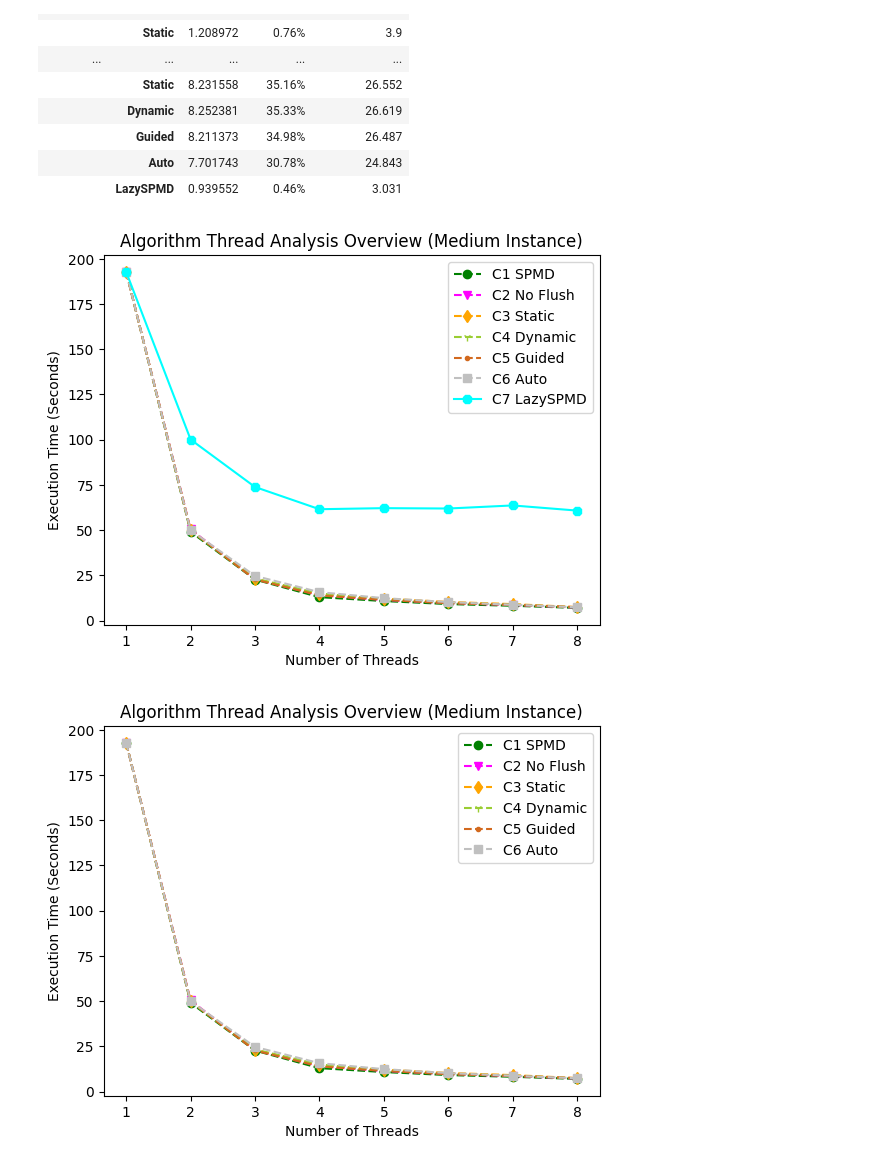
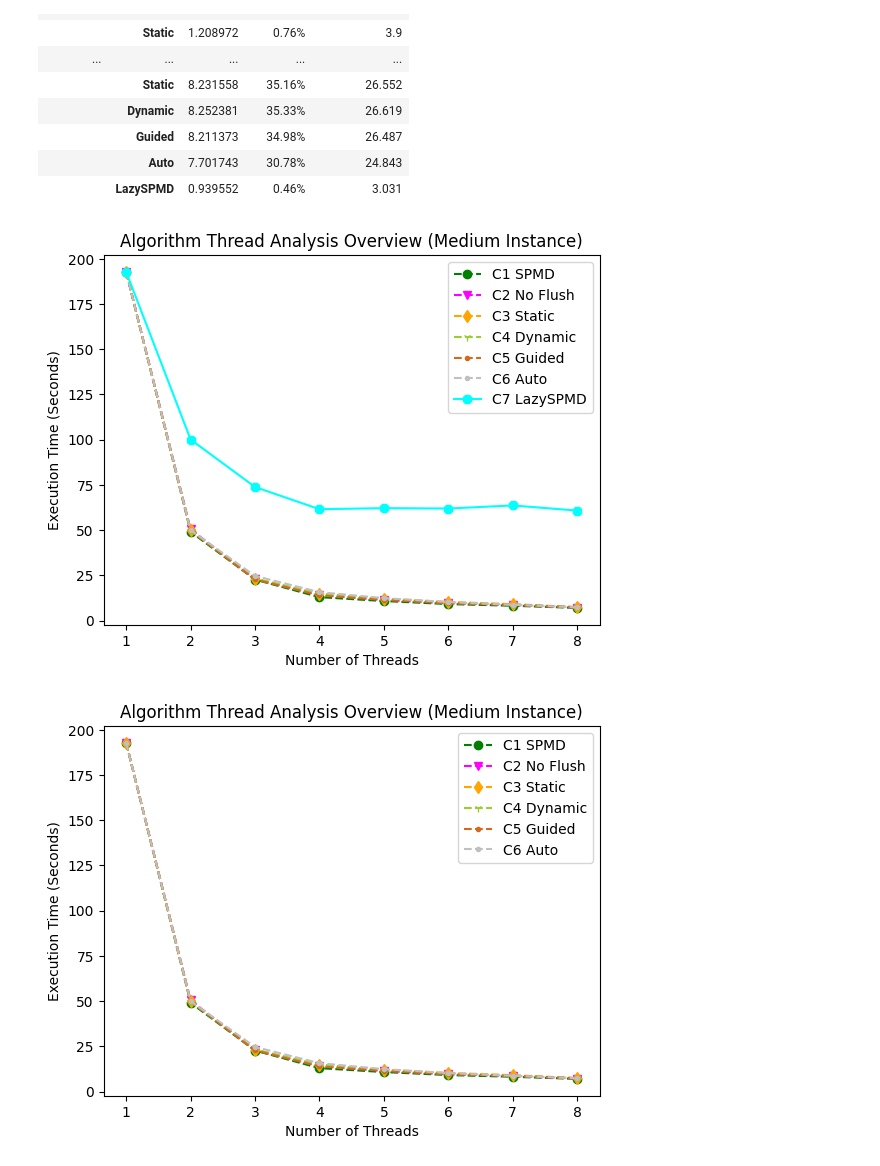
Before and after one commit to Daniels1610/RepairAlgorithmKP-OpenMP-Analysis, a Jupyter notebook: rpa_analysis.ipynb, the cells around one changed output. Drawn from its saved outputs; the diff is of its cells as text; code cells hidden in the pictures.

```diff
--- a/rpa_analysis.ipynb
+++ b/rpa_analysis.ipynb
@@ -219,19 +219,19 @@ Algorithms Metrics
 # %%
 plt.title("Algorithm Thread Analysis Overview (Medium Instance)")
 plt.xlabel("Number of Threads")
 plt.ylabel("Execution Time (Seconds)")
 plt.plot(threads_array, md_algorithm_data.get('Code 1 (SPMD)'), 'o--', label="C1 SPMD", color='green')
 plt.plot(threads_array, md_algorithm_data.get('Code 2 (No Flush)'), 'v--', label="C2 No Flush", color='magenta')
 plt.plot(threads_array, md_algorithm_data.get('Code 3 (Static)'), 'd--', label="C3 Static", color='orange')
 plt.plot(threads_array, md_algorithm_data.get('Code 4 (Dynamic)'), '1--', label="C4 Dynamic", color='yellowgreen')
 plt.plot(threads_array, md_algorithm_data.get('Code 5 (Guided)'), '.--', label="C5 Guided", color='chocolate')
-plt.plot(threads_array, md_algorithm_data.get('Code 6 (Auto)'), 's--', label="C6 Auto", color='silver')
+plt.plot(threads_array, md_algorithm_data.get('Code 6 (Auto)'), '.--', label="C6 Auto", color='silver')
 plt.plot(threads_array, md_algorithm_data.get('Code 7 (LazySPMD)'), '8-', label="C7 LazySPMD", color='cyan')
 plt.legend(loc="upper right")
 plt.xticks(threads_array)
 plt.show()
 # %% [output]
-[figure, old version]
+[figure, new version]
 # %%
 plt.title("Algorithm Thread Analysis Overview (Medium Instance)")
 plt.xlabel("Number of Threads")
@@ -241,12 +241,12 @@ plt.plot(threads_array, md_algorithm_data.get('Code 2 (No Flush)'), 'v--', label
 plt.plot(threads_array, md_algorithm_data.get('Code 3 (Static)'), 'd--', label="C3 Static", color='orange')
 plt.plot(threads_array, md_algorithm_data.get('Code 4 (Dynamic)'), '1--', label="C4 Dynamic", color='yellowgreen')
 plt.plot(threads_array, md_algorithm_data.get('Code 5 (Guided)'), '.--', label="C5 Guided", color='chocolate')
-plt.plot(threads_array, md_algorithm_data.get('Code 6 (Auto)'), 's--', label="C6 Auto", color='silver')
+plt.plot(threads_array, md_algorithm_data.get('Code 6 (Auto)'), '.--', label="C6 Auto", color='silver')
 plt.legend(loc="upper right")
 plt.xticks(threads_array)
 plt.show()
 # %% [output]
-[figure, old version]
+[figure, new version]
 # %%
 plt.title("Algorithm Thread Analysis Overview (Large Instance)")
 plt.title("Algorithm Thread Analysis Overview (Large Instance)")
```
Also changed, not shown: parts of 2 cells of this notebook.
